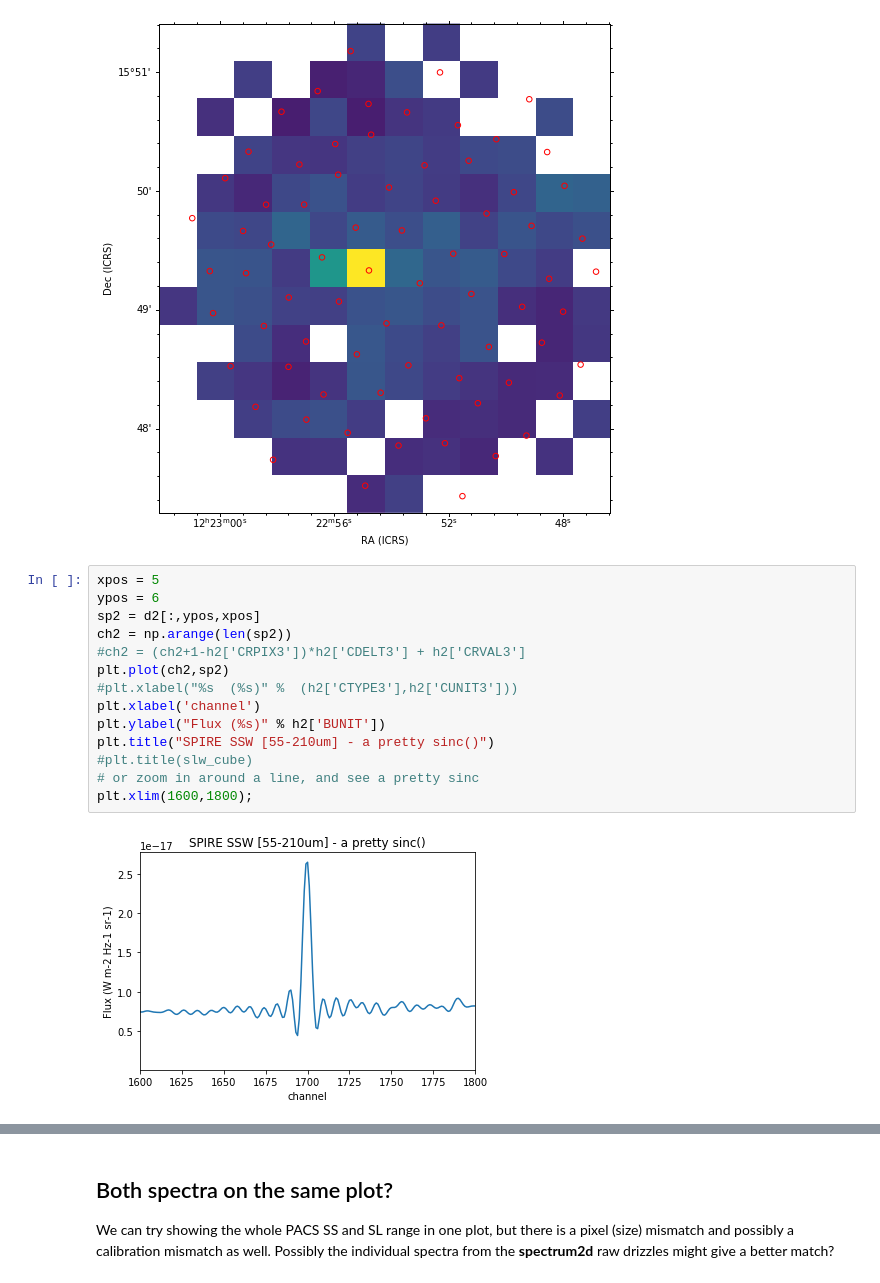
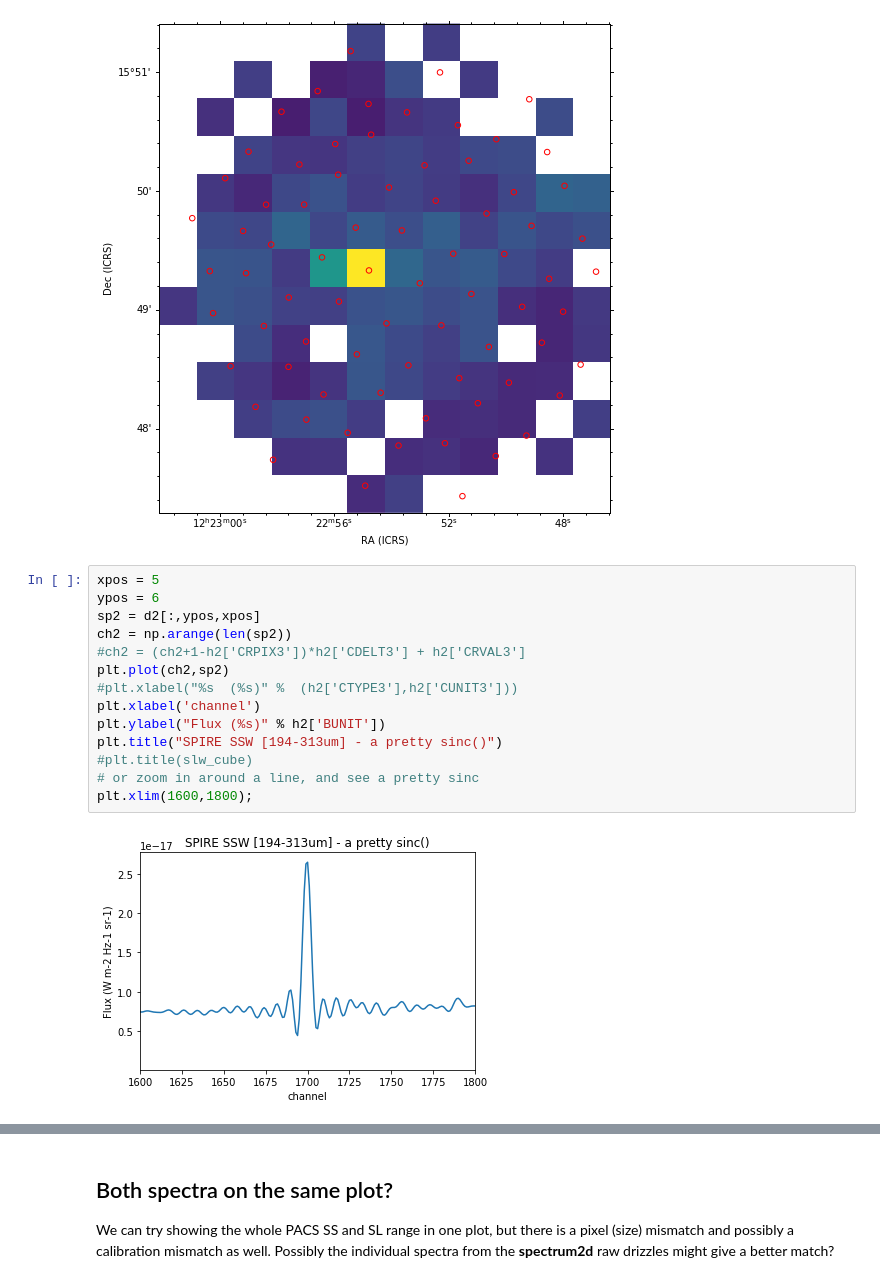
Before and after one commit to teuben/herplot, a Jupyter notebook: ngc4321.ipynb, the cells around one changed output, grey strips where cells are left out. Cells and saved outputs as stored; diff of their text form.

```diff
--- a/ngc4321.ipynb
+++ b/ngc4321.ipynb
@@ -233,19 +233,19 @@ INFO: Auto-setting vmax to  4.310e-18 [aplpy.core]
 # %%
 xpos = 5
 ypos = 6
 sp2 = d2[:,ypos,xpos]
 ch2 = np.arange(len(sp2))
 #ch2 = (ch2+1-h2['CRPIX3'])*h2['CDELT3'] + h2['CRVAL3']
 plt.plot(ch2,sp2)
 #plt.xlabel("%s  (%s)" %  (h2['CTYPE3'],h2['CUNIT3']))
 plt.xlabel('channel')
 plt.ylabel("Flux (%s)" % h2['BUNIT'])
-plt.title("SPIRE SSW [55-210um] - a pretty sinc()")
+plt.title("SPIRE SSW [194-313um] - a pretty sinc()")
 #plt.title(slw_cube)
 # or zoom in around a line, and see a pretty sinc
 plt.xlim(1600,1800);
 # %% [output]
-[figure, old version]
+[figure, new version]
 # %%
 xpos = 5
 ypos = 6
```
Also changed, not shown: parts of 11 cells of this notebook.
